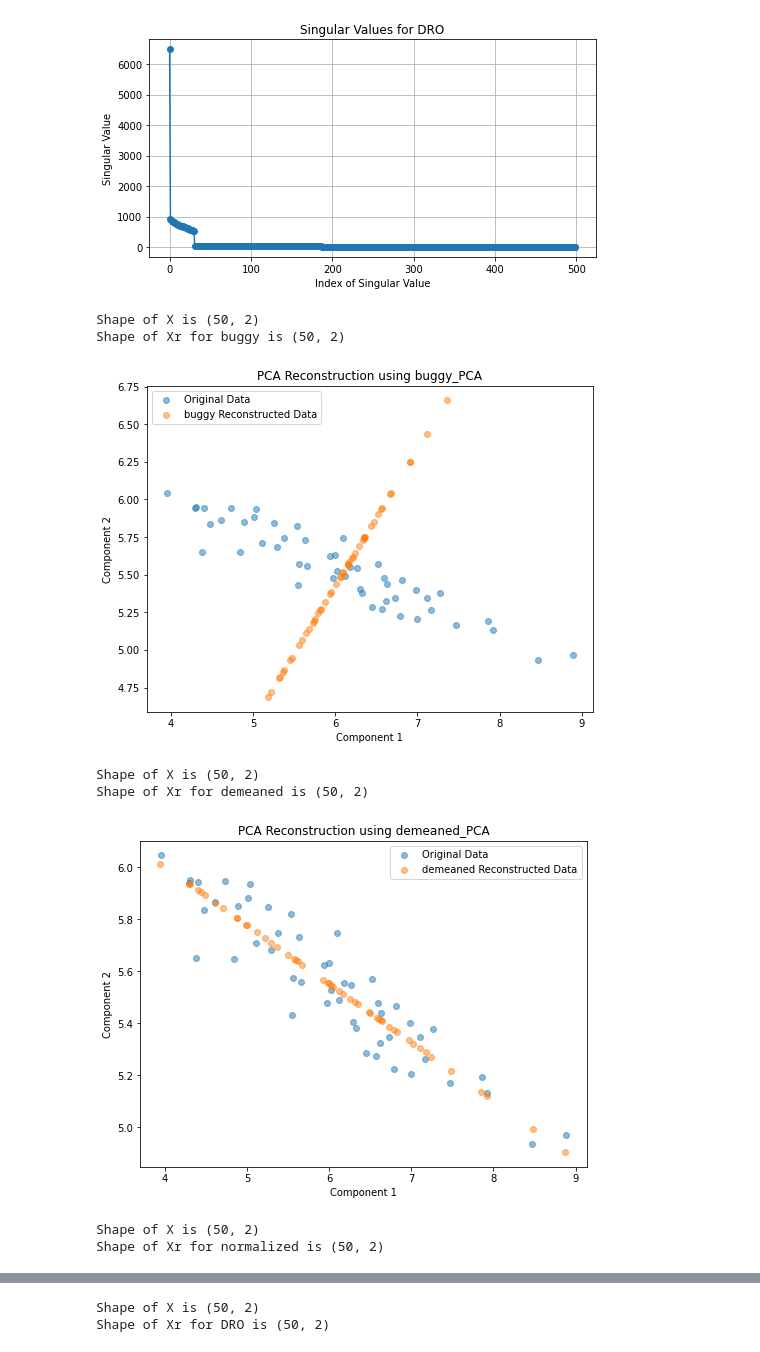
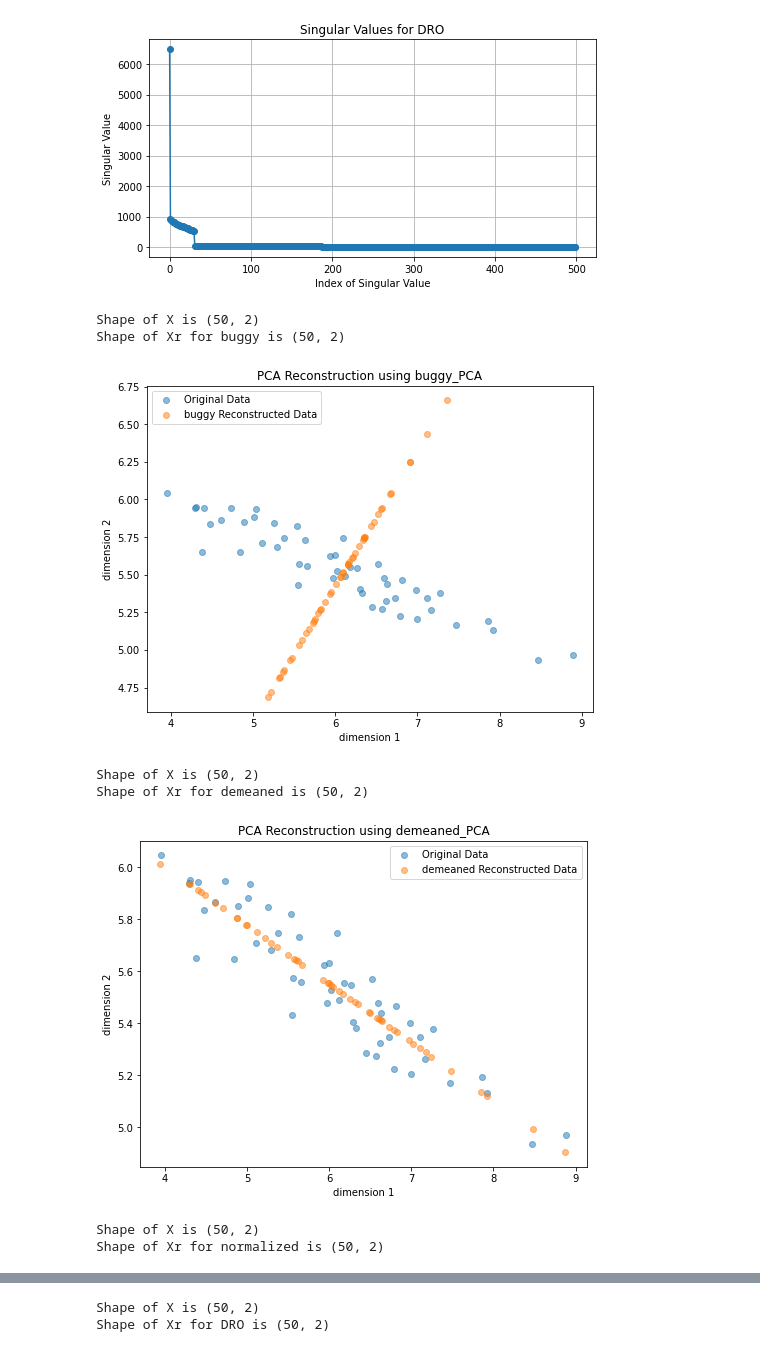
Before and after one commit to mturvillehei/CS_760, a Jupyter notebook: Homework_5/Homework_5_p2.ipynb, the cells around one changed output, grey strips where cells are left out. Cells and saved outputs as stored; diff of their text form; code cells hidden in the pictures.

```diff
--- a/Homework_5/Homework_5_p2.ipynb
+++ b/Homework_5/Homework_5_p2.ipynb
@@ -122,36 +122,31 @@ def DRO(X__, d):
     #print(f"Shapes are: X_ : {X_.shape}, xbar: {means.shape}")
     #print(f"X_ is {X_}")
     Xc = X_ - Xbar[:, np.newaxis]
-
     U, S, VT = svdX(Xc)
     Ud = U[:, :d]
     Sd = S[:d]
     VTd = VT[:d, :]
-
     #print(f"S is {S}, Sd is {Sd}")
-
     A = VTd
-    #print(f"Ud shape is {Ud.shape}, Sd.diag shape is {np.diag(Sd).shape}, A shape is {VTd.shape}")
+    print(f"Ud shape is {Ud.shape}, Sd.diag shape is {np.diag(Sd).shape}, A shape is {VTd.shape}")
     Z = np.dot(Ud,np.diag(Sd))
-    #print(Z.shape)
+    print(f"Z shape is {Z.shape}")
     sigmas = stddv(Z.T)
     #print(f"Sigmas are: {sigmas}")
     #sigmas = sigmas[:, np.newaxis]
+    sigmas[sigmas < eps] = eps
     #print(sigmas)
-    sigmas[sigmas < eps] = eps
-
+    print(f"Shape of Z: {Z.shape}, Shape of sigmas: {sigmas.shape}")
+    #print(f"Z: {Z}")
     Zscaled = Z / sigmas
-
+    #print(f"Zscaled: {Zscaled}")
     #print(f"Shapes are: VTd: {VTd.shape}, Zscaled: {Zscaled.shape}")
     Xr_ = Zscaled @ VTd
-
-
     #print(f"Type of Xr_ is {type(Xr_)}, Type of b is {type(b)}")
     Xr = Xr_ + Xbar[:, np.newaxis]
-
-
     #print(f"Xr is {Xr}")
-    return Zscaled, A, Xr.T, U, S, VT
-#Zscaled, A, Xr, U, S, VT = DRO(Data1000D, 499)
-#print(Xr.shape)
+    return Zscaled, A, Xr, U, S, VT, Xbar
+Zscaled, A, Xr, U, S, VT, Xbar = DRO(Data1000D, 200)
+print(f"Shapes of data are: XR:{Xr.shape}, X:{Data1000D.shape}")
+print(reconstruction_error(Data1000D, Xr.T))
 #print(type(Xr))
@@ -208,7 +210,7 @@ Z, A, Xr, U, S, VT = normalized_PCA(Data2D, 1)
 Xr_d2['normalized'] = Xr
 errors_d2['normalized'] = [1, reconstruction_error(Data2D, Xr)]
 
-Z, A, Xr, U, S, VT = DRO(Data2D, 1)
+Z, A, Xr, U, S, VT, Xbar = DRO(Data2D, 1)
 Xr_d2['dro'] = Xr
 errors_d2['dro'] = [1, reconstruction_error(Data2D, Xr)]
 # %% [output]
@@ -252,7 +254,7 @@ XR['normalized'] = Xr
 
 #print([(i, s) for i, s in enumerate(S[:40], start=1)])
 
-Z, A, Xr, U, S, VT = DRO(Data1000D, 499)
+Z, A, Xr, U, S, VT, Xbar = DRO(Data1000D, 499)
 Sigmas['DRO'] = S
 XR['DRO'] = Xr
 # %%
@@ -321,39 +323,39 @@ XR['normalized'] = Xr
 
 #print([(i, s) for i, s in enumerate(S[:40], start=1)])
 
-Z, A, Xr, U, S, VT = DRO(Data2D, 1)
+Z, A, Xr, U, S, VT, Xbar = DRO(Data2D, 1)
 Sigmas['DRO'] = S
 XR['DRO'] = Xr
 # %%
 
 for key in Sigmas.keys():
     plt.figure(figsize=(8, 6))
 
     # Convert Data2D DataFrame to numpy array for plotting
     Data2D = Data2D
     print(f"Shape of X is {Data2D.shape}")
     Data2D_np = Data2D.to_numpy()
     # Plot the original data
     plt.scatter(Data2D_np[:, 0], Data2D_np[:, 1], alpha=0.5, label='Original Data')
 
     # Plot the reconstructed data
     Xr_np = np.array(XR[key])  # Ensure XR[key] is a NumPy array
     Xr_np = Xr_np.T
     print(f"Shape of Xr for {key} is {Xr_np.shape}")
 
     plt.scatter(Xr_np[:, 0], Xr_np[:, 1], alpha=0.5, label=f'{key} Reconstructed Data')
 
     plt.title(f'PCA Reconstruction using {key}_PCA')
-    plt.xlabel('Component 1')
-    plt.ylabel('Component 2')
+    plt.xlabel('dimension 1')
+    plt.ylabel('dimension 2')
     plt.legend()
     plt.show()
 # %% [output]
 Shape of X is (50, 2)
 Shape of Xr for buggy is (50, 2)
-[figure, old version]
+[figure, new version]
 Shape of X is (50, 2)
 Shape of Xr for demeaned is (50, 2)
-[figure, old version]
+[figure, new version]
 Shape of X is (50, 2)
 Shape of Xr for normalized is (50, 2)
```
Also changed, not shown: parts of 5 cells of this notebook.
